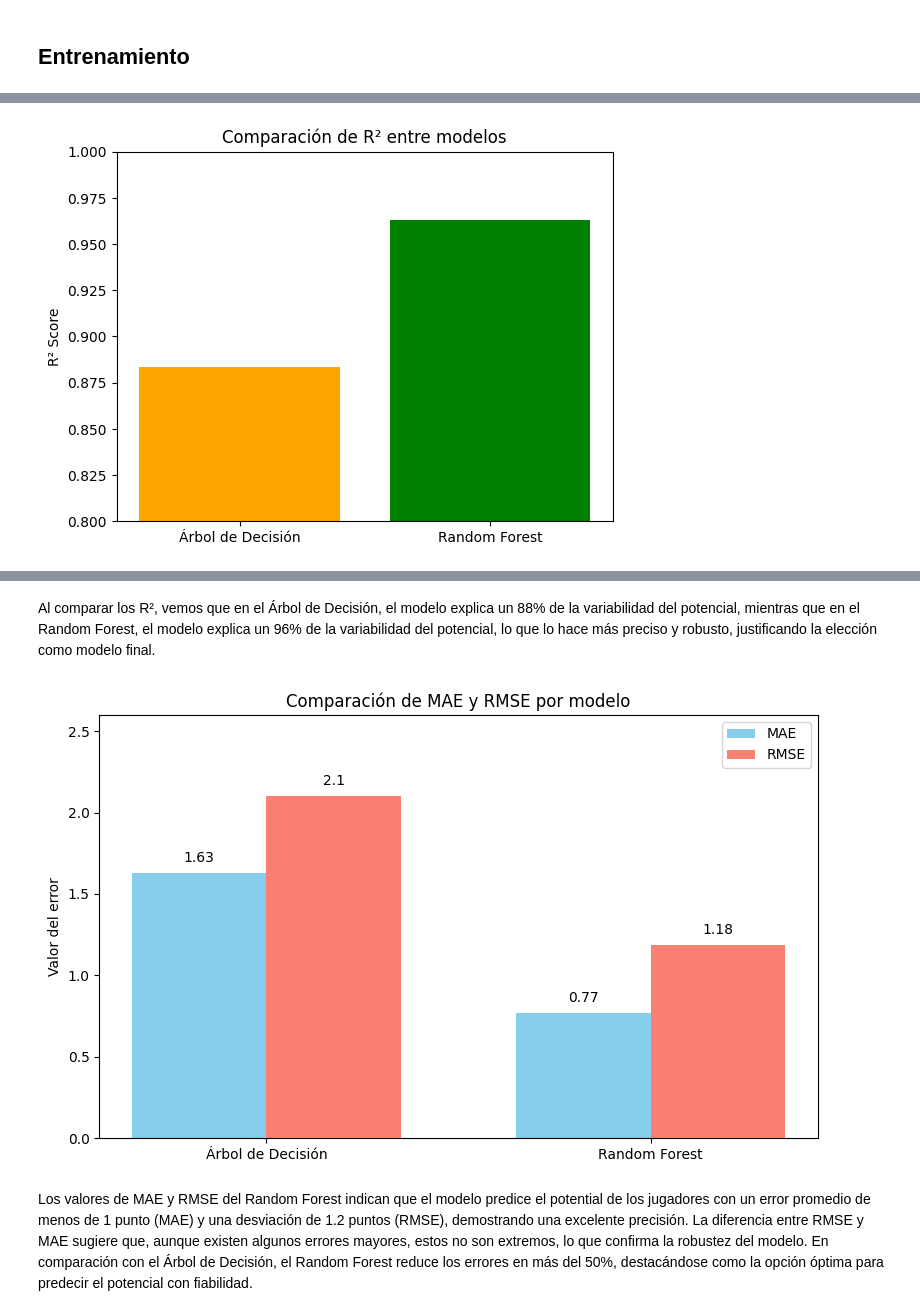
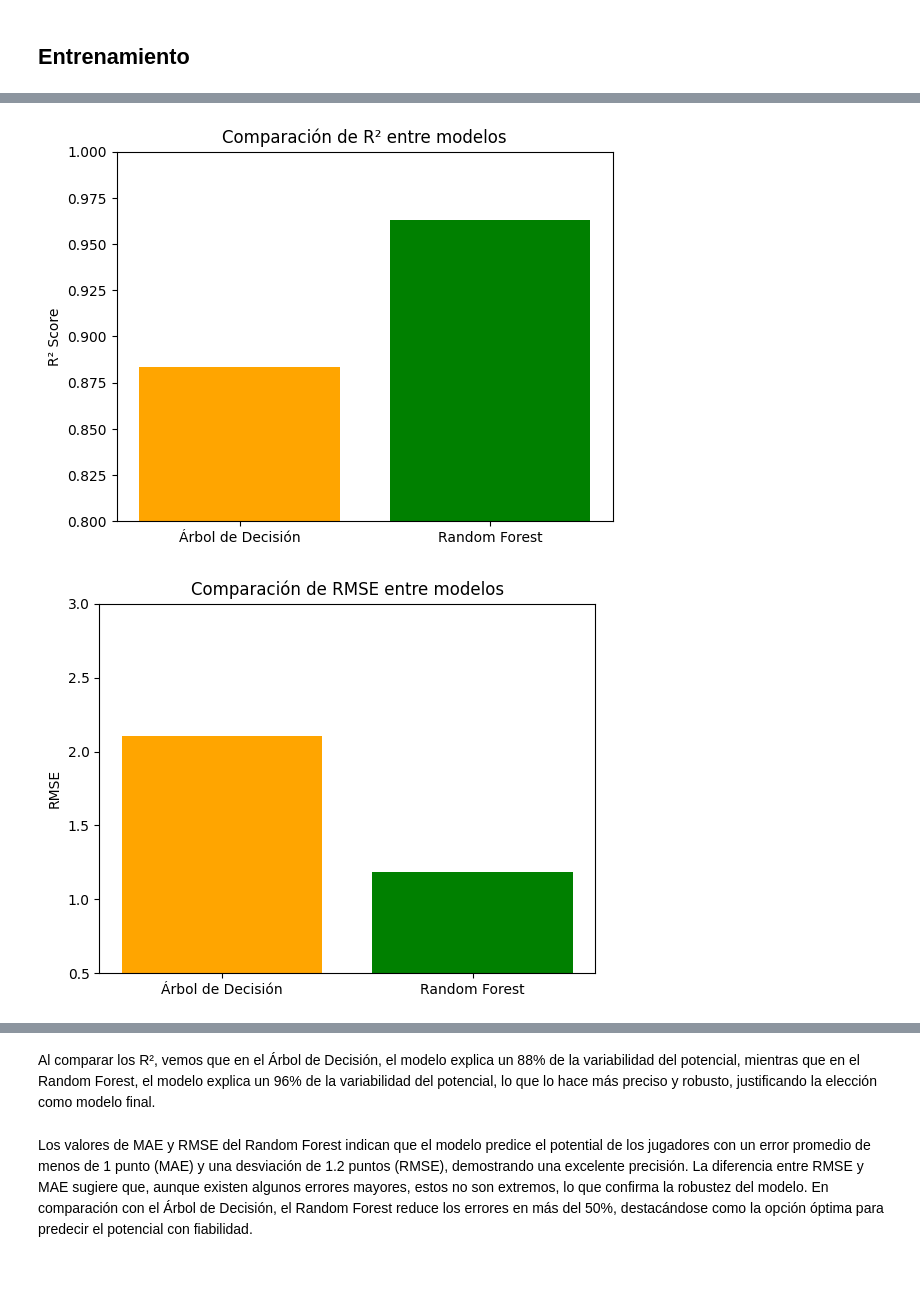
Before and after one commit to felyLDA/Proyecto_IA, a Jupyter notebook: Proyecto_IA.ipynb, the cells around one changed output, grey strips where cells are left out. Cells and saved outputs as stored; diff of their text form; code cells hidden in the pictures; blank space fills up the shorter version.

```diff
--- a/Proyecto_IA.ipynb
+++ b/Proyecto_IA.ipynb
@@ -168,16 +167,31 @@ RMSE: 1.1844610626403753
 MAE: 0.7685129490392649
 R²: 0.9631447757809262
 # %%
-import matplotlib.pyplot as plt
-
 models = ['Árbol de Decisión', 'Random Forest']
 r2_scores = [r2_score(y_test, y_pred_tree), r2_score(y_test, y_pred_rf)]
 
 plt.bar(models, r2_scores, color=['orange', 'green'])
 plt.title('Comparación de R² entre modelos')
 plt.ylabel('R² Score')
 plt.ylim(0.8, 1)
 plt.show()
 #Comparativo entre los r2, entre más cercanos a 1, mejor
+
+rmse_scores = [np.sqrt(mean_squared_error(y_test, y_pred_tree)), np.sqrt(mean_squared_error(y_test, y_pred_rf))]
+
+plt.bar(models, rmse_scores, color=['orange', 'green'])
+plt.title('Comparación de RMSE entre modelos')
+plt.ylabel('RMSE')
+plt.ylim(0.5, 3)
+plt.show()
+
+mae_scores = [mean_absolute_error(y_test, y_pred_tree), mean_absolute_error(y_test, y_pred_rf)]
+
+plt.bar(models, mae_scores, color=['orange', 'green'])
+plt.title('Comparación de MAE entre modelos')
+plt.ylabel('MAE')
+plt.ylim(0.5, 2)
+plt.show()
 # %% [output]
 [figure]
+[figure, added]
@@ -184,35 +199,5 @@ plt.show()
 # %% [markdown]
 Al comparar los R², vemos que en el Árbol de Decisión, el modelo explica un 88% de la variabilidad del potencial, mientras que en el Random Forest, el modelo explica un 96% de la variabilidad del potencial, lo que lo hace más preciso y robusto, justificando la elección como modelo final.
-# %%
-# Métricas obtenidas
-mae_tree = 1.63
-rmse_tree = 2.10
-mae_rf = 0.76
-rmse_rf = 1.18
-# Datos
-modelos = ['Árbol de Decisión', 'Random Forest']
-mae = [mae_tree, mae_rf]
-rmse = [rmse_tree, rmse_rf]
-# Gráfico
-fig, ax = plt.subplots(figsize=(8,5))
-bars1 = ax.bar(x - width/2, mae, width, label='MAE', color='skyblue')
-bars2 = ax.bar(x + width/2, rmse, width, label='RMSE', color='salmon')
-ax.set_ylabel('Valor del error')
-ax.set_title('Comparación de MAE y RMSE por modelo')
-ax.set_xticks(x)
-ax.set_xticklabels(modelos)
-ax.legend()
-
-# Mostrar valores encima de las barras
-for bar in bars1 + bars2:
-    yval = bar.get_height()
-    ax.text(bar.get_x() + bar.get_width()/2, yval + 0.05, round(yval, 2), ha='center', va='bottom')
-
-plt.ylim(0, max(rmse_tree, rmse_rf) + 0.5)
-plt.tight_layout()
-plt.show()
-# %% [output]
-[figure, removed]
 # %% [markdown]
 Los valores de MAE y RMSE del Random Forest indican que el modelo predice el potential de los jugadores con un error promedio de menos de 1 punto (MAE) y una desviación de 1.2 puntos (RMSE), demostrando una excelente precisión. La diferencia entre RMSE y MAE  sugiere que, aunque existen algunos errores mayores, estos no son extremos, lo que confirma la robustez del modelo. En comparación con el Árbol de Decisión, el Random Forest reduce los errores en más del 50%, destacándose como la opción óptima para predecir el potencial con fiabilidad.
 # %%
```
Also changed, not shown: parts of 4 cells of this notebook.
